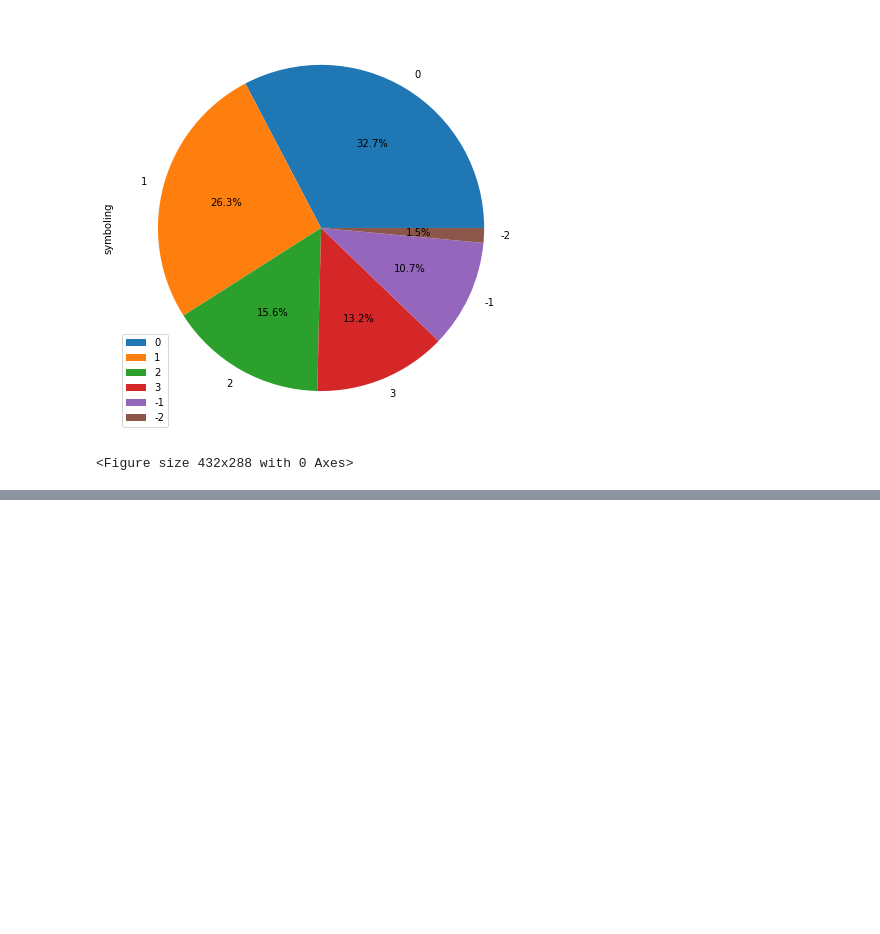
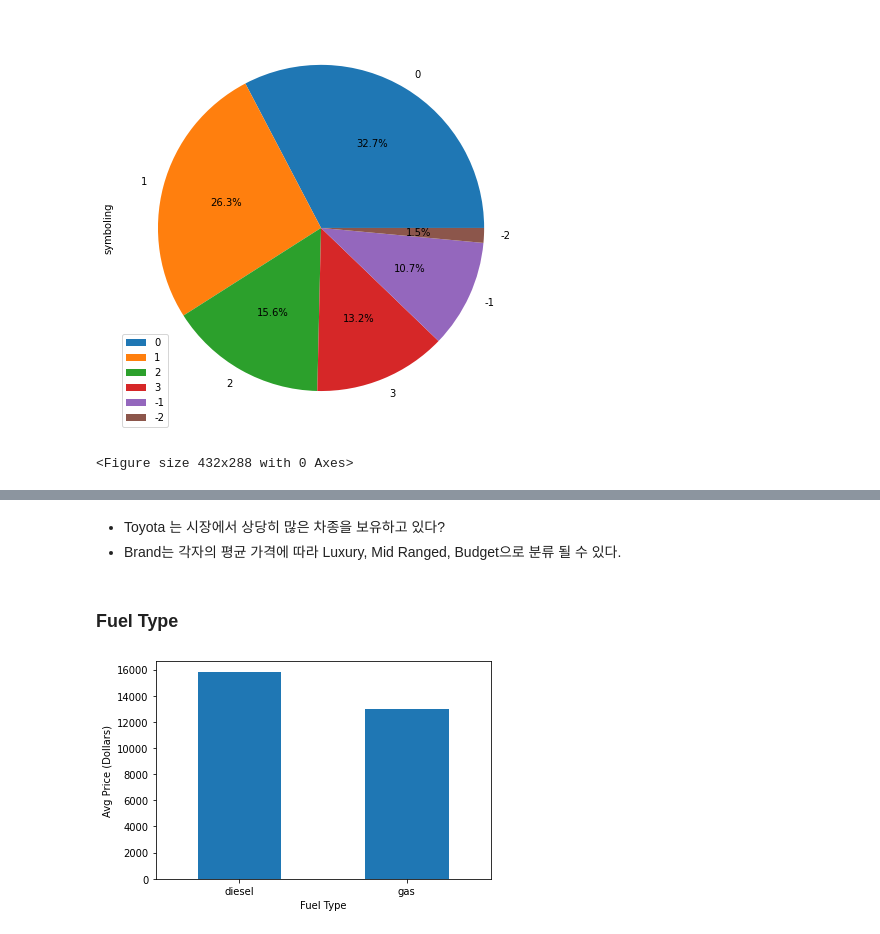
Before and after one commit to realisshoon/python_ML, a Jupyter notebook: DataCB/kaggle.ipynb, the cells around one changed output, grey strips where cells are left out. Cells and saved outputs as stored; diff of their text form; code cells hidden in the pictures; blank space fills up the shorter version.

```diff
--- a/DataCB/kaggle.ipynb
+++ b/DataCB/kaggle.ipynb
@@ -152,0 +243,20 @@ plt.show()
+# %%
+df=df.merge(df_comp_avg_price,on='brand') #df_comp_avg_price의 고유 값을 병합한다.
+# %%
+df['brand_category']= df['brand_avg_price'].apply(lambda x : "Budget" if x < 10000
+                                                    else ("Mid_Range" if 10000 <= x<20000
+                                                         else "Luxury"))
+# %% [markdown]
+- Toyota 는 시장에서 상당히 많은 차종을 보유하고 있다?
+- Brand는 각자의 평균 가격에 따라 Luxury, Mid Ranged, Budget으로 분류 될 수 있다.
+# %% [markdown]
+### Fuel Type
+# %%
+df_fuel_avg_price=df[['fueltype','price']].groupby("fueltype",as_index=False).mean().rename(columns={'price':'fuel_avg_price'})
+plt1=df_fuel_avg_price.plot(x='fueltype',kind='bar',legend=False,sort_columns=True)
+plt1.set_xlabel("Fuel Type")
+plt1.set_ylabel("Avg Price (Dollars)")
+xticks(rotation=0)
+plt.show()
+# %% [output]
+[figure, added]
```
Also changed, not shown: parts of 34 cells of this notebook.
